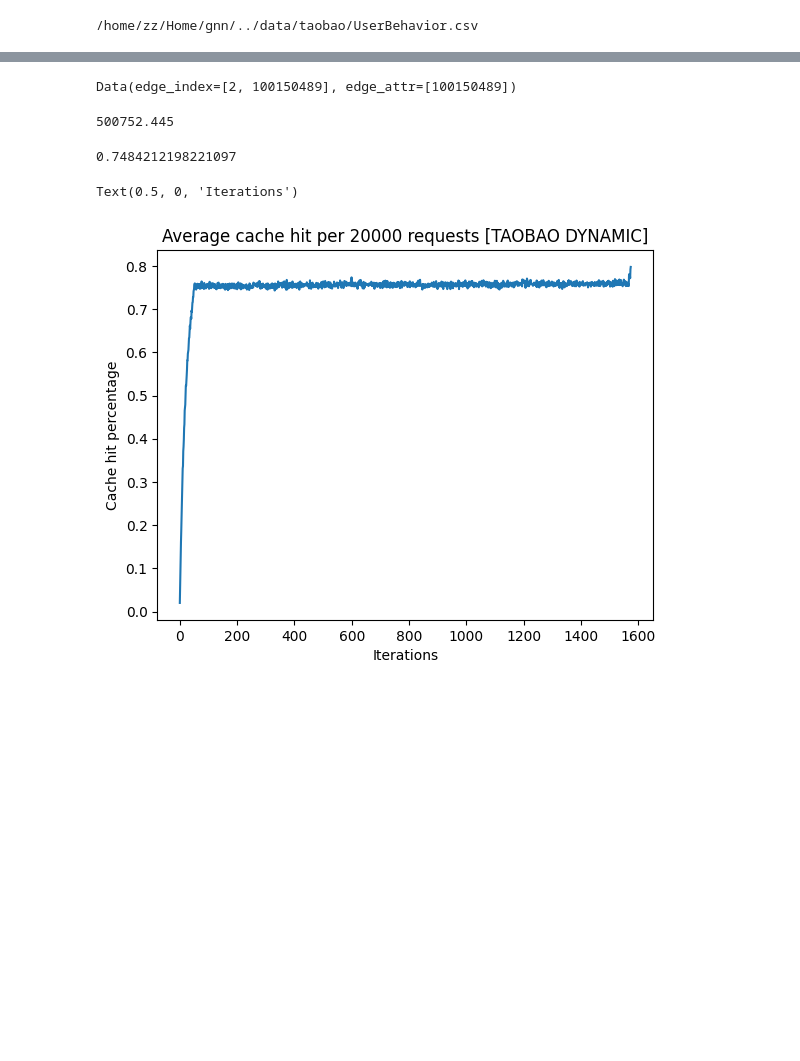
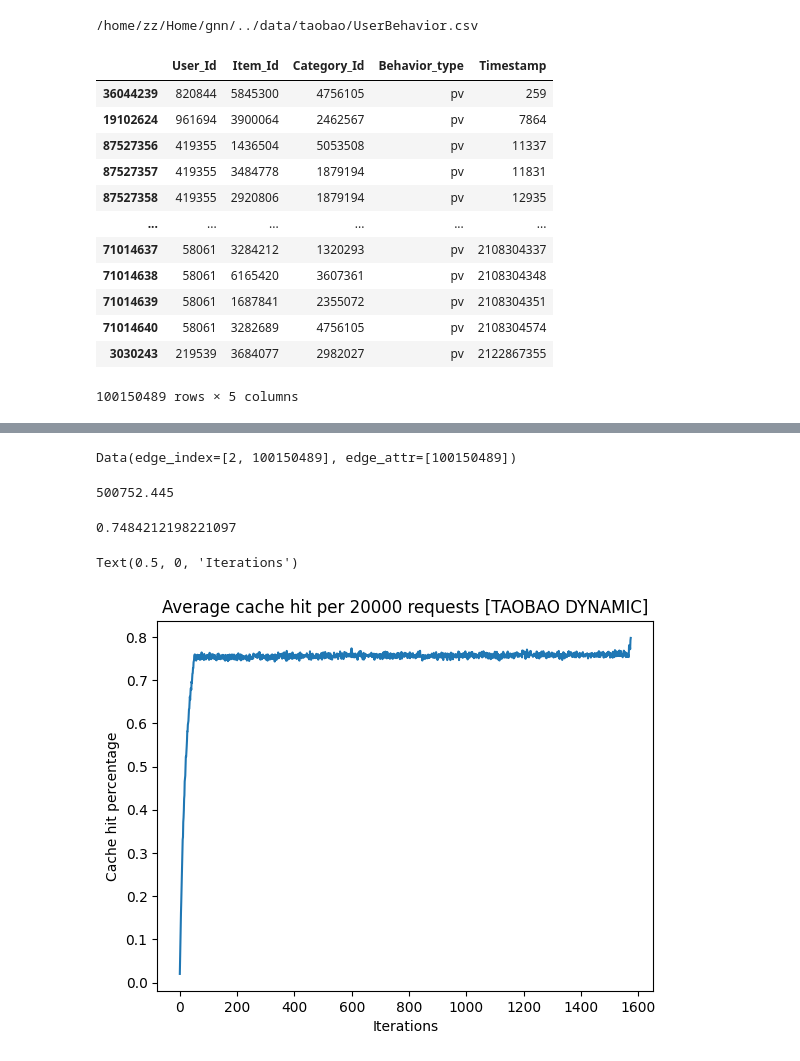
Before and after one commit to zimengzhou1/gnn-ssd, a Jupyter notebook: taobao.ipynb, the cells around one changed output, grey strips where cells are left out. Drawn from its saved outputs; the diff is of its cells as text; code cells hidden in the pictures; blank space fills up the shorter version.

```diff
--- a/taobao.ipynb
+++ b/taobao.ipynb
@@ -26,3 +26,20 @@ data=pd.read_csv(path,header=None,index_col=None)
 data.columns=['User_Id','Item_Id','Category_Id','Behavior_type','Timestamp']
 data = data.sort_values('Timestamp')
 data = data[data["Timestamp"]>0]
+# %%
+data['Item_Id'] = data['Item_Id'] + int(max(data['User_Id'])) + 1
+data
+# %% [output]
+|  | User_Id | Item_Id | Category_Id | Behavior_type | Timestamp |
+| 36044239 | 820844 | 5845300 | 4756105 | pv | 259 |
+| 19102624 | 961694 | 3900064 | 2462567 | pv | 7864 |
+| 87527356 | 419355 | 1436504 | 5053508 | pv | 11337 |
+| 87527357 | 419355 | 3484778 | 1879194 | pv | 11831 |
+| 87527358 | 419355 | 2920806 | 1879194 | pv | 12935 |
+| ... | ... | ... | ... | ... | ... |
+| 71014637 | 58061 | 3284212 | 1320293 | pv | 2108304337 |
+| 71014638 | 58061 | 6165420 | 3607361 | pv | 2108304348 |
+| 71014639 | 58061 | 1687841 | 2355072 | pv | 2108304351 |
+| 71014640 | 58061 | 3282689 | 4756105 | pv | 2108304574 |
+| 3030243 | 219539 | 3684077 | 2982027 | pv | 2122867355 |
+100150489 rows × 5 columns
```
Also changed, not shown: parts of 3 cells of this notebook, 4 other files.
